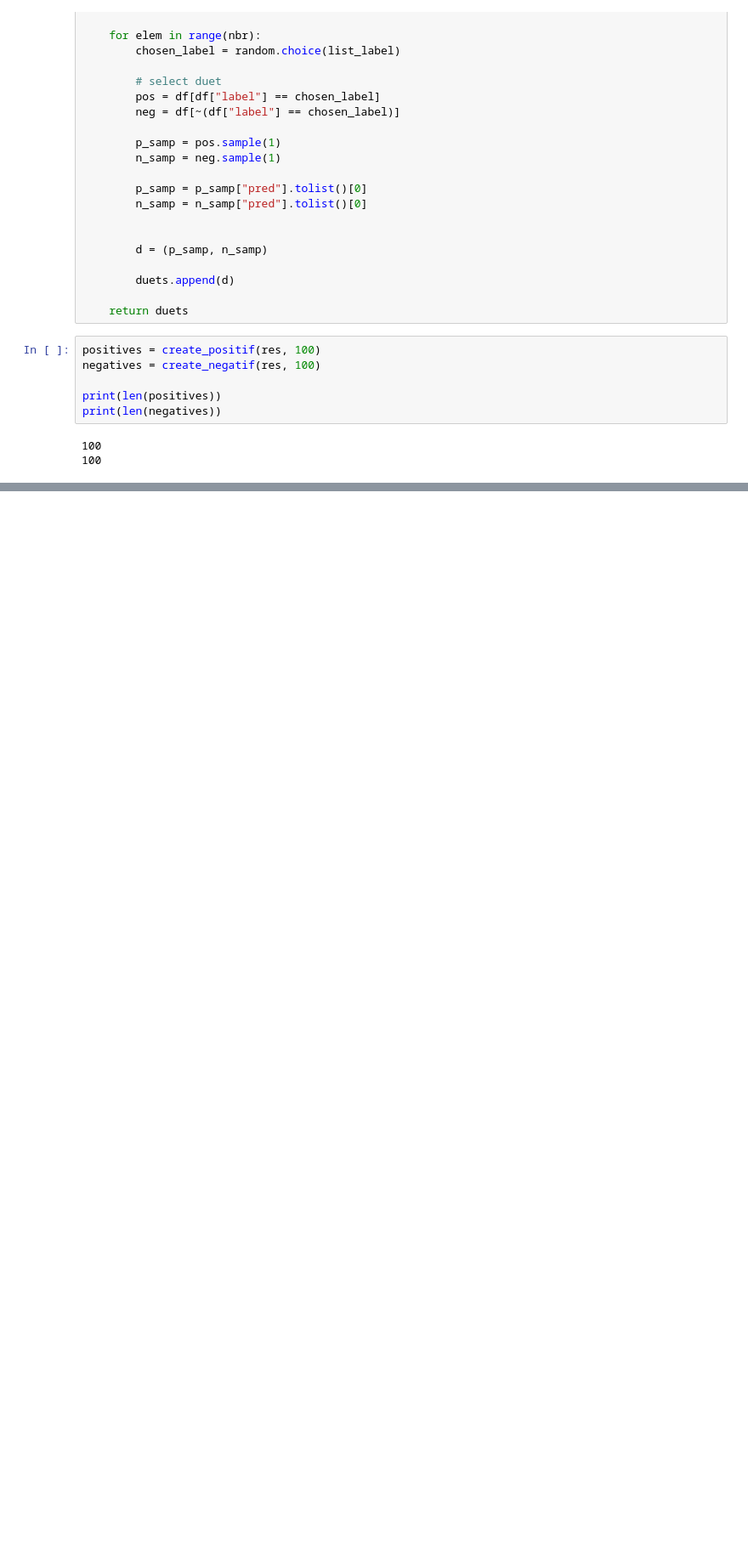
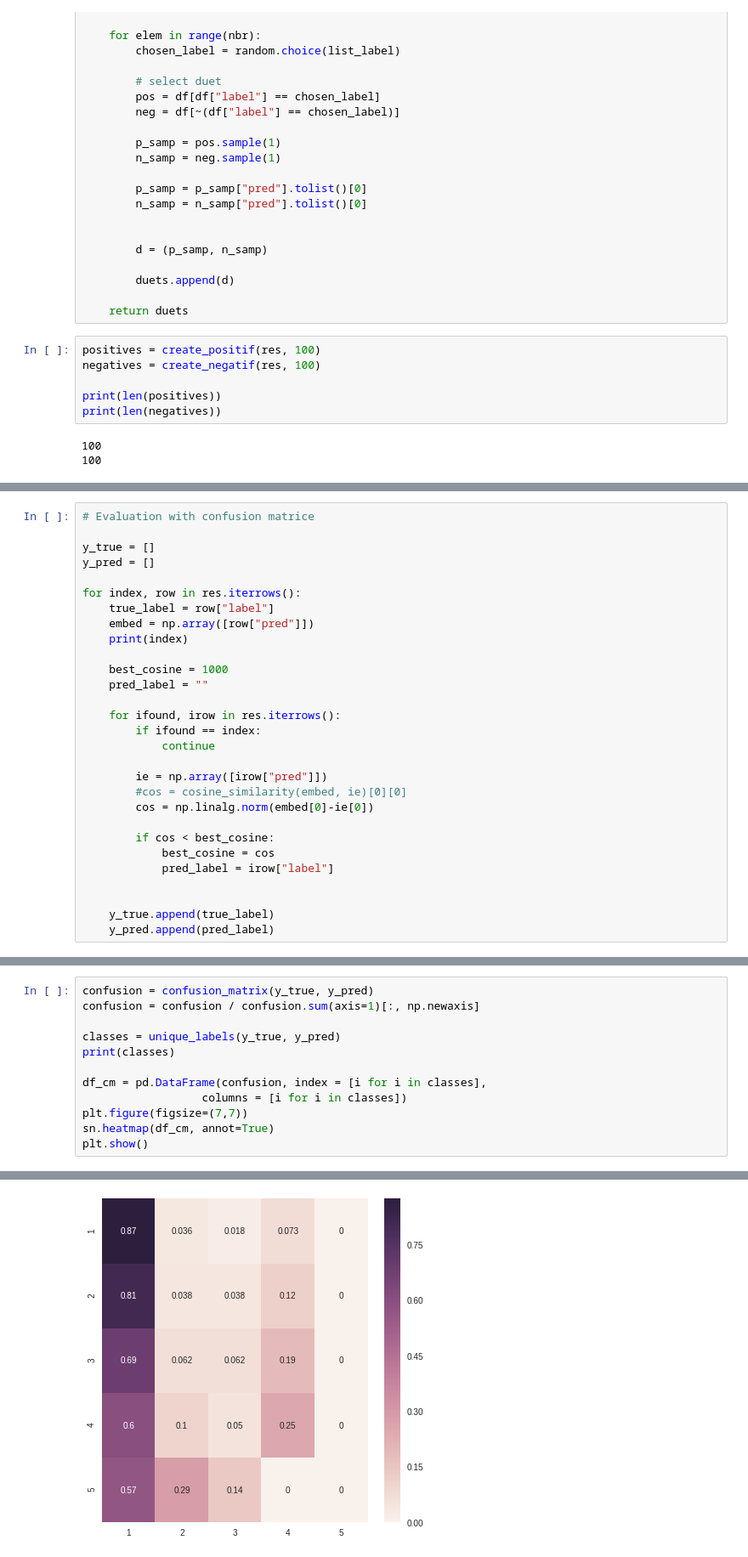
Before and after one commit to Jefidev/LFSB-experiment, a Jupyter notebook: experiments/evaluate_embedding.ipynb, the cells around one changed output, grey strips where cells are left out. Shown at 85% size. Cells and saved outputs as stored; diff of their text form; blank space fills up the shorter version.

```diff
--- a/experiments/evaluate_embedding.ipynb
+++ b/experiments/evaluate_embedding.ipynb
@@ -153,0 +140,29 @@ False
+# %%
+# Evaluation with confusion matrice
+
+y_true = []
+y_pred = []
+
+for index, row in res.iterrows():
+    true_label = row["label"]
+    embed = np.array([row["pred"]])
+    print(index)
+
+    best_cosine = 1000
+    pred_label = ""
+
+    for ifound, irow in res.iterrows():
+        if ifound == index:
+            continue
+
+        ie = np.array([irow["pred"]])
+        #cos = cosine_similarity(embed, ie)[0][0]
+        cos = np.linalg.norm(embed[0]-ie[0])
+
+        if cos < best_cosine:
+            best_cosine = cos
+            pred_label = irow["label"]
+
+
+    y_true.append(true_label)
+    y_pred.append(pred_label)
@@ -153,0 +187,13 @@ False
+# %%
+confusion = confusion_matrix(y_true, y_pred)
+confusion = confusion / confusion.sum(axis=1)[:, np.newaxis]
+
+classes = unique_labels(y_true, y_pred)
+print(classes)
+
+df_cm = pd.DataFrame(confusion, index = [i for i in classes],
+                  columns = [i for i in classes])
+plt.figure(figsize=(7,7))
+sn.heatmap(df_cm, annot=True)
+plt.show()
+# %% [output]
@@ -153,0 +201 @@ False
+[figure, added]
```
Also changed, not shown: parts of 7 cells of this notebook, 6 other files.
